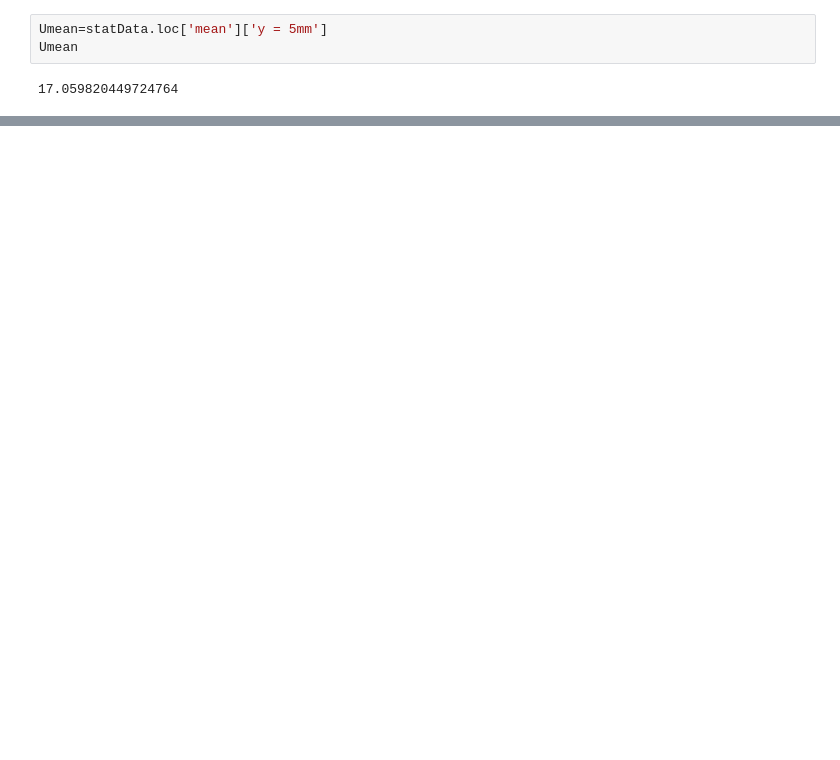
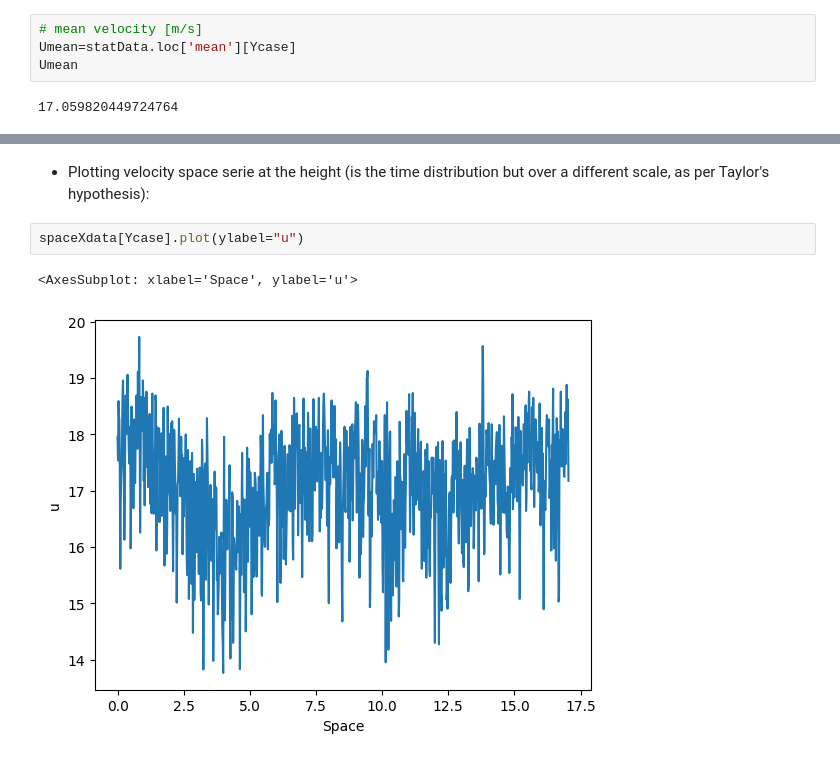
Before and after one commit to Ferraan/AdvancedFluidMechanics, a Jupyter notebook: 3-Turbulence/Assignment3Grup1.ipynb, the cells around one changed output, grey strips where cells are left out. Drawn from its saved outputs; the diff is of its cells as text; blank space fills up the shorter version.

```diff
--- a/3-Turbulence/Assignment3Grup1.ipynb
+++ b/3-Turbulence/Assignment3Grup1.ipynb
@@ -73,5 +103,6 @@ timeYdata
 # %%
-Umean=statData.loc['mean']['y = 5mm']
+# mean velocity [m/s]
+Umean=statData.loc['mean'][Ycase]
 Umean
 # %% [output]
 17.059820449724764
@@ -106,0 +159,7 @@ spaceXdata
+# %% [markdown]
+- Plotting velocity space serie at the height (is the time distribution but over a different scale, as per Taylor's hypothesis):
+# %%
+spaceXdata[Ycase].plot(ylabel="u")
+# %% [output]
+<AxesSubplot: xlabel='Space', ylabel='u'>
+[figure, added]
```
Also changed, not shown: parts of 38 cells of this notebook.
